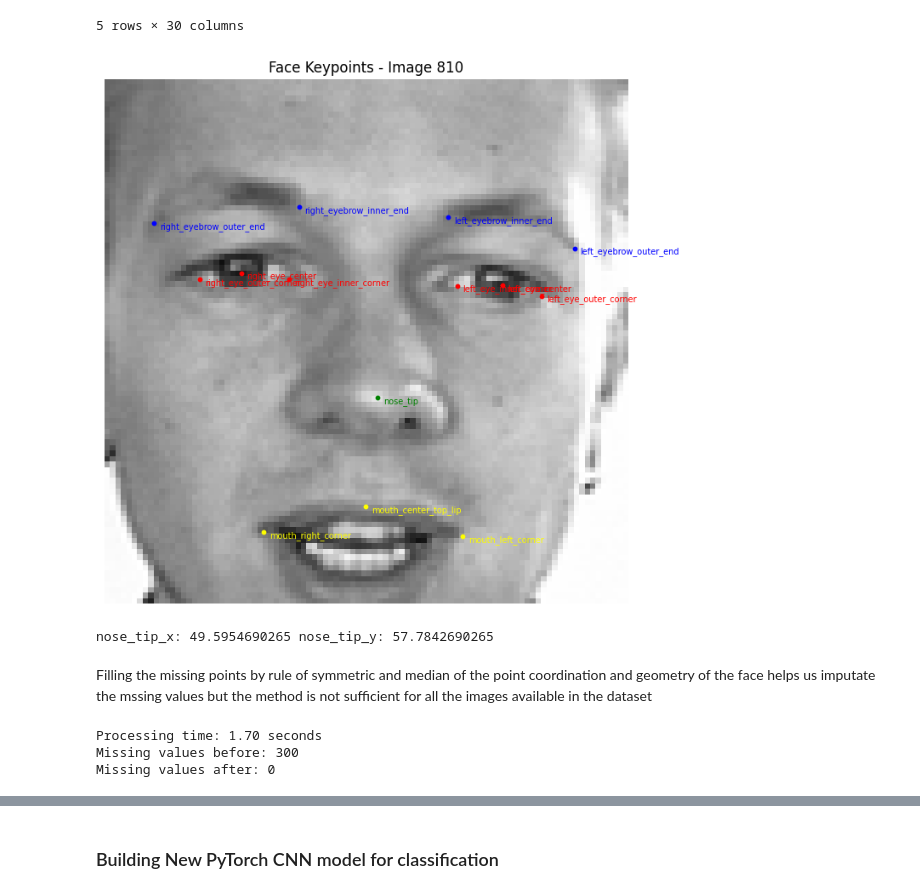
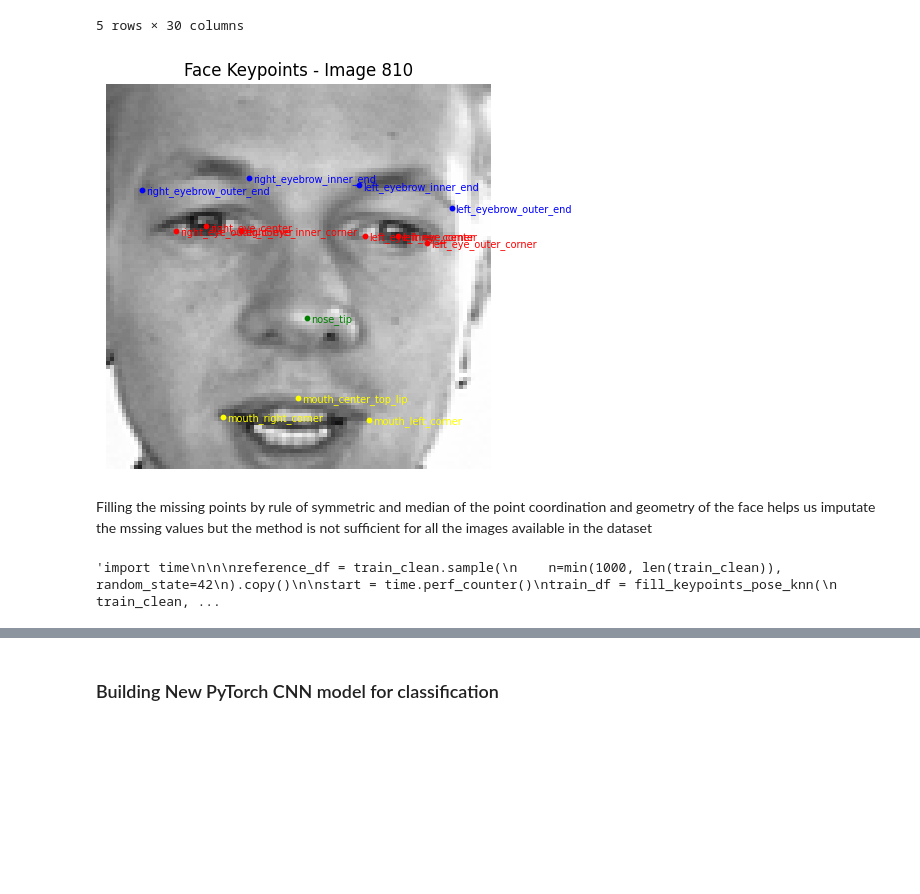
Before and after one commit to NimaNIKOOKAR/Facial-Keypoints-Detection, a Jupyter notebook: facial-detection.ipynb, the cells around one changed output, grey strips where cells are left out. Drawn from its saved outputs; the diff is of its cells as text; code cells hidden in the pictures; blank space fills up the shorter version.

```diff
--- a/facial-detection.ipynb
+++ b/facial-detection.ipynb
@@ -222,5 +199,5 @@ mouth_center_bottom_lip_y      33
 Image                           0
 dtype: int64
 # %%
-df_unclean = df_train[~df_train.notnull().all(axis=1)]
+df_with_missing_points = df_train[~df_train.notnull().all(axis=1)]
 # %%
@@ -234,16 +211,9 @@ display(df_unclean.iloc[:, :-1].head())
 | 810 | 72.376354 | 37.281897 | 24.536920 | 35.003894 | 64.187469 | ... |
 5 rows × 30 columns
 # %%
-show_face_with_keypoints(df_unclean, 810)
-print(
-    "nose_tip_x:",
-    df_unclean.loc[810, "nose_tip_x"],
-    "nose_tip_y:",
-    df_unclean.loc[810, "nose_tip_y"]
-)
+show_face_with_keypoints(df_with_missing_points, 810)
 # %% [output]
-[figure, old version]
+[figure, new version]
-nose_tip_x: 49.5954690265 nose_tip_y: 57.7842690265
 # %% [markdown]
 Filling the missing points by rule of symmetric and median of the point coordination and geometry of the face helps us imputate the mssing values but the method is not sufficient for all the images available in the dataset
 # %%
@@ -251,30 +229,24 @@ Filling the missing points by rule of symmetric and median of the point coordina
 # %%
-reference_df = df_train.sample(
-    n=300,
-    random_state=42
+"""import time
+
+
+reference_df = train_clean.sample(
+    n=min(1000, len(train_clean)), random_state=42
 ).copy()
 
+start = time.perf_counter()
+train_df = fill_keypoints_pose_knn(
+    train_clean,
+    reference_df=reference_df,
+    k=7,
+    min_shared=4,
+    max_rmse=10.0
+)
+train_df = detect_outliers(train_df)
 
-df_test = df_train.head(2000).copy()
-
-import time
-
-start = time.perf_counter()
-
-df_test_filled = fill_keypoints_pose_knn(
-    df_test,
-    reference_df=reference_df,
-    k=5,
-    min_shared=4,
-    max_rmse=8.0
-)
-
-elapsed = time.perf_counter() - start
-
-print(f"Processing time: {elapsed:.2f} seconds")
-print(f"Missing values before: {df_test.isna().sum().sum()}")
-print(f"Missing values after: {df_test_filled.isna().sum().sum()}")
+print(f"Processing time: {time.perf_counter() - start:.2f} seconds")
+print("Training missing before:", train_clean[coord_cols].isna().sum().sum())
+print("Training missing after:", train_df[coord_cols].isna().sum().sum())
+"""
 # %% [output]
-Processing time: 1.70 seconds
-Missing values before: 300
-Missing values after: 0
+'import time\n\n\nreference_df = train_clean.sample(\n    n=min(1000, len(train_clean)), random_state=42\n).copy()\n\nstart = time.perf_counter()\ntrain_df = fill_keypoints_pose_knn(\n    train_clean, ...
```
Also changed, not shown: parts of 40 cells of this notebook, 4 other files.
